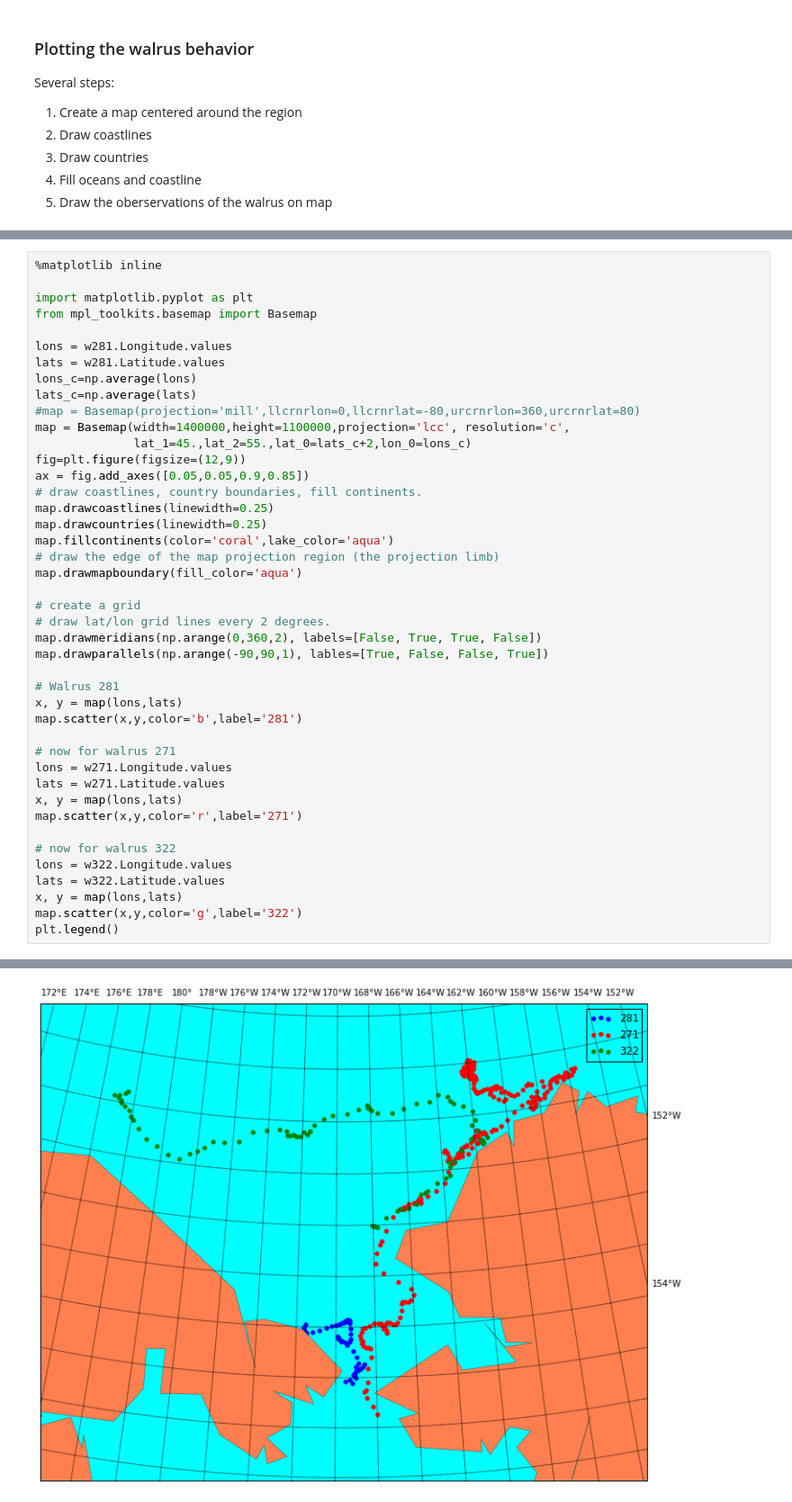
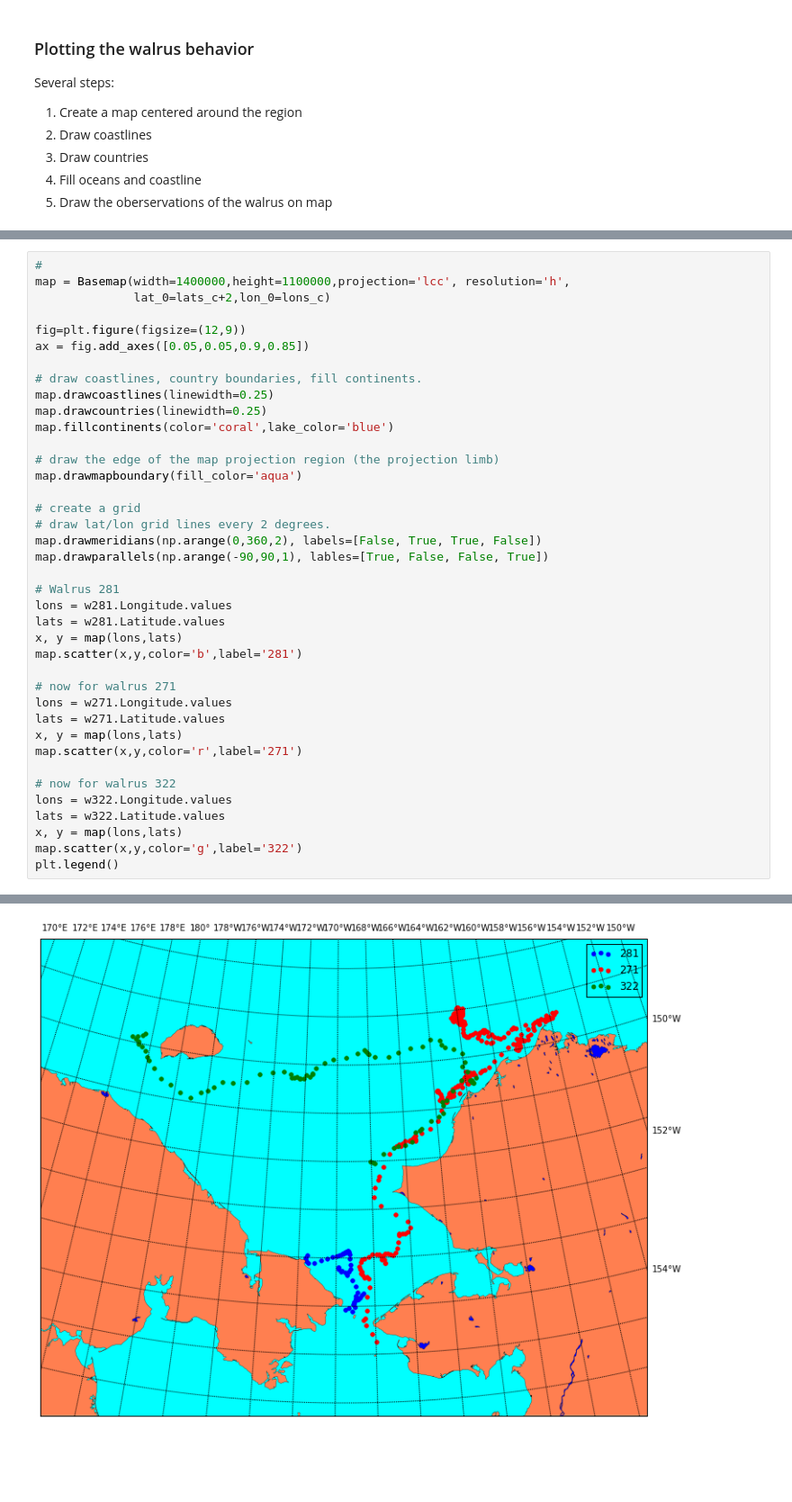
Before and after one commit to ygbeal/USGS_2015_06_23-25, a Jupyter notebook: 24_June/04b_python-map-plotting.ipynb, the cells around one changed output, grey strips where cells are left out. Shown at 90% size. Saved outputs shown, nothing was run; the diff lists cells and outputs as text; blank space fills up the shorter version.

```diff
--- a/24_June/04b_python-map-plotting.ipynb
+++ b/24_June/04b_python-map-plotting.ipynb
@@ -37,46 +123,42 @@ Several steps:
 # %%
-%matplotlib inline
+#
+map = Basemap(width=1400000,height=1100000,projection='lcc', resolution='h',
+              lat_0=lats_c+2,lon_0=lons_c)
 
-import matplotlib.pyplot as plt
-from mpl_toolkits.basemap import Basemap
-
-lons = w281.Longitude.values
-lats = w281.Latitude.values
-lons_c=np.average(lons)
-lats_c=np.average(lats)
-#map = Basemap(projection='mill',llcrnrlon=0,llcrnrlat=-80,urcrnrlon=360,urcrnrlat=80)
-map = Basemap(width=1400000,height=1100000,projection='lcc', resolution='c',
-              lat_1=45.,lat_2=55.,lat_0=lats_c+2,lon_0=lons_c)
 fig=plt.figure(figsize=(12,9))
 ax = fig.add_axes([0.05,0.05,0.9,0.85])
+
 # draw coastlines, country boundaries, fill continents.
 map.drawcoastlines(linewidth=0.25)
 map.drawcountries(linewidth=0.25)
-map.fillcontinents(color='coral',lake_color='aqua')
+map.fillcontinents(color='coral',lake_color='blue')
+
 # draw the edge of the map projection region (the projection limb)
 map.drawmapboundary(fill_color='aqua')
 
 # create a grid
 # draw lat/lon grid lines every 2 degrees.
 map.drawmeridians(np.arange(0,360,2), labels=[False, True, True, False])
 map.drawparallels(np.arange(-90,90,1), lables=[True, False, False, True])
 
 # Walrus 281
+lons = w281.Longitude.values
+lats = w281.Latitude.values
 x, y = map(lons,lats)
 map.scatter(x,y,color='b',label='281')
 
 # now for walrus 271
 lons = w271.Longitude.values
 lats = w271.Latitude.values
 x, y = map(lons,lats)
 map.scatter(x,y,color='r',label='271')
 
 # now for walrus 322
 lons = w322.Longitude.values
 lats = w322.Latitude.values
 x, y = map(lons,lats)
 map.scatter(x,y,color='g',label='322')
 plt.legend()
 # %% [output]
 <matplotlib.legend.Legend at 0x...>
-[figure, old version]
+[figure, new version]
```
Also changed, not shown: parts of 7 cells of this notebook, 5 other files.
